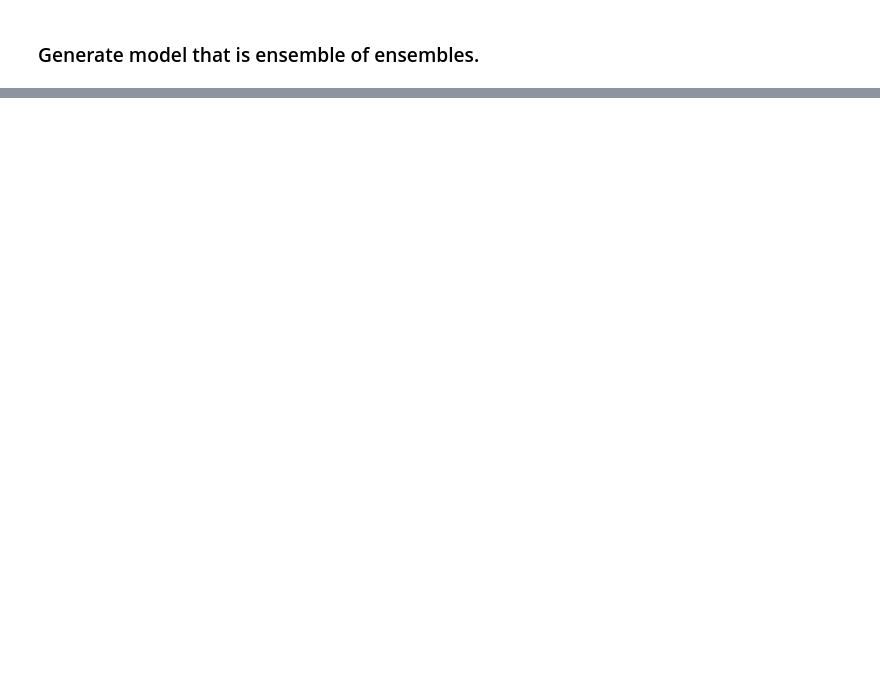
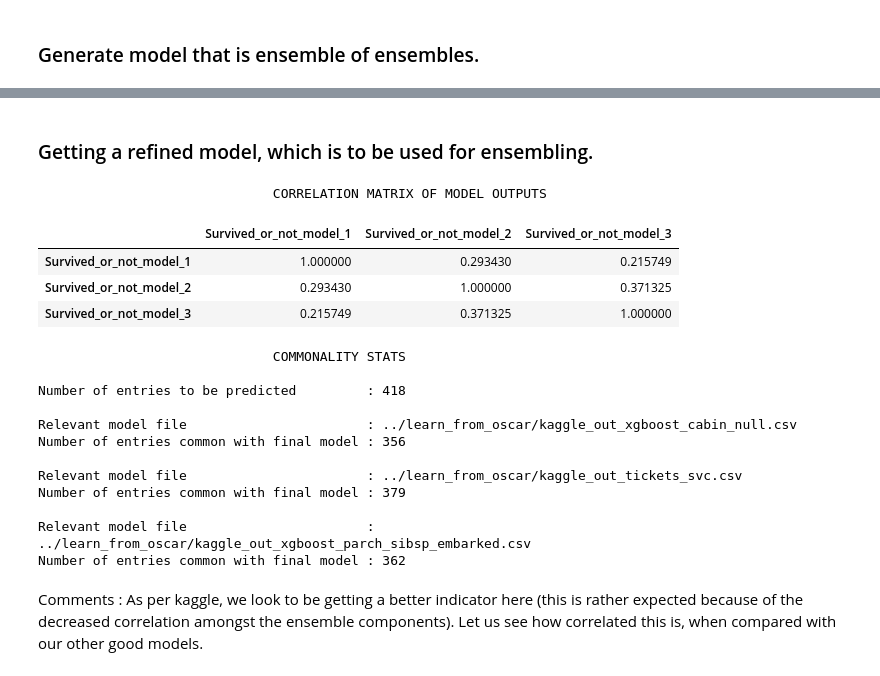
Before and after one commit to babinu-uthup-4JESUS-zz/titanic_survival_prediction, a Jupyter notebook: ensembler/ensemble_multiple_models.ipynb, the cells around one changed output, grey strips where cells are left out. Saved outputs shown, nothing was run; the diff lists cells and outputs as text; code cells hidden in the pictures; blank space fills up the shorter version.

```diff
--- a/ensembler/ensemble_multiple_models.ipynb
+++ b/ensembler/ensemble_multiple_models.ipynb
@@ -338,0 +547,35 @@ Number of entries with common prediction as that of the ensembled model is 414
+# %% [markdown]
+### Getting a refined model, which is to be used for ensembling.
+# %%
+files = [
+        # Obtained by running ../learn_from_oscar/xgboost_oscar_idea1_sex_pclass_embarked.ipynb
+        '../learn_from_oscar/kaggle_out_xgboost_cabin_null.csv',
+        # Obtained by running ../learn_from_oscar/xgboost_oscar_idea2_name_analysis
+        '../learn_from_oscar/kaggle_out_tickets_svc.csv',
+        # Obtained by running ../learn_from_oscar/xgboost_oscar_idea1_sex_pclass_embarked.ipynb
+        '../learn_from_oscar/kaggle_out_xgboost_parch_sibsp_embarked.csv']
+# %%
+generate_ensembled_predictions_and_verify_results(files,
+                                                  generate_corr_heat_map=False,
+                                                  generate_csv=True,
+                                                  csv_file='kaggle_ticket_cabin_parch_sibsp_embarked.csv')
+# %% [output]
+                              CORRELATION MATRIX OF MODEL OUTPUTS
+|  | Survived_or_not_model_1 | Survived_or_not_model_2 | Survived_or_not_model_3 |
+| Survived_or_not_model_1 | 1.000000 | 0.293430 | 0.215749 |
+| Survived_or_not_model_2 | 0.293430 | 1.000000 | 0.371325 |
+| Survived_or_not_model_3 | 0.215749 | 0.371325 | 1.000000 |
+                              COMMONALITY STATS
+
+Number of entries to be predicted         : 418
+
+Relevant model file                       : ../learn_from_oscar/kaggle_out_xgboost_cabin_null.csv
+Number of entries common with final model : 356
+
+Relevant model file                       : ../learn_from_oscar/kaggle_out_tickets_svc.csv
+Number of entries common with final model : 379
+
+Relevant model file                       : ../learn_from_oscar/kaggle_out_xgboost_parch_sibsp_embarked.csv
+Number of entries common with final model : 362
+# %% [markdown]
+Comments : As per kaggle, we look to be getting a better indicator here (this is rather expected because of the decreased correlation amongst the ensemble components). Let us see how correlated this is, when compared with our other good models.
```
Also changed, not shown: parts of 35 cells of this notebook, 2 other files.
